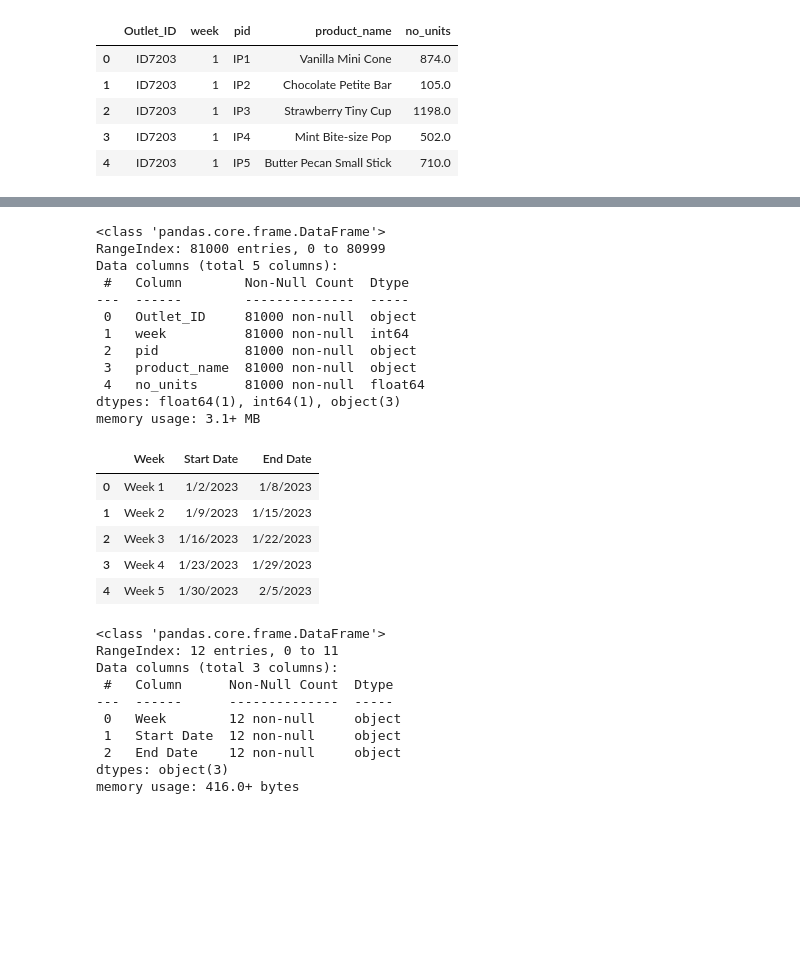
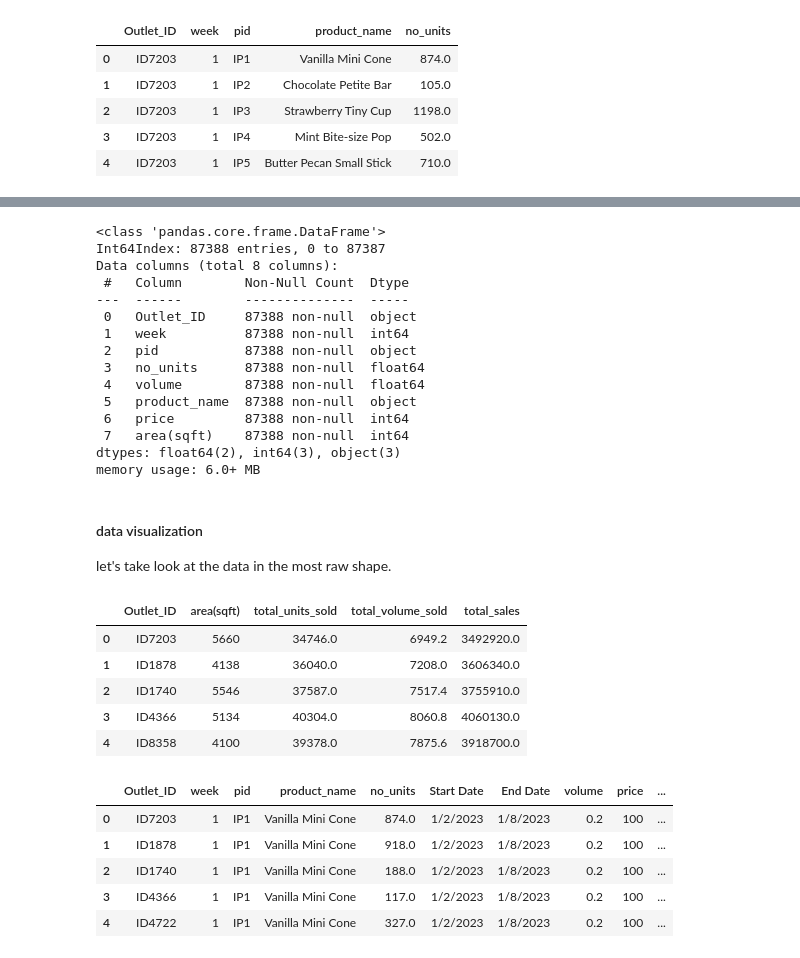
Before and after one commit to tharoosha/Datastorm4.0_Semifinal, a Jupyter notebook: BigMama.ipynb, the cells around one changed output, grey strips where cells are left out. Drawn from its saved outputs; the diff is of its cells as text; code cells hidden in the pictures; blank space fills up the shorter version.

```diff
--- a/BigMama.ipynb
+++ b/BigMama.ipynb
@@ -92,15 +157,21 @@ sales_data.head()
 # %%
-sales_data.info()
+sales_outlets_data.info()
 # %% [output]
 <class 'pandas.core.frame.DataFrame'>
-RangeIndex: 81000 entries, 0 to 80999
-Data columns (total 5 columns):
+Int64Index: 87388 entries, 0 to 87387
+Data columns (total 8 columns):
  #   Column        Non-Null Count  Dtype
 ---  ------        --------------  -----
- 0   Outlet_ID     81000 non-null  object
- 1   week          81000 non-null  int64
- 2   pid           81000 non-null  object
- 3   product_name  81000 non-null  object
- 4   no_units      81000 non-null  float64
-dtypes: float64(1), int64(1), object(3)
-memory usage: 3.1+ MB
+ 0   Outlet_ID     87388 non-null  object
+ 1   week          87388 non-null  int64
+ 2   pid           87388 non-null  object
+ 3   no_units      87388 non-null  float64
+ 4   volume        87388 non-null  float64
+ 5   product_name  87388 non-null  object
+ 6   price         87388 non-null  int64
+ 7   area(sqft)    87388 non-null  int64
+dtypes: float64(2), int64(3), object(3)
+memory usage: 6.0+ MB
+# %% [markdown]
+#### data visualization
+let's take look at the data in the most raw shape.
@@ -107,22 +180,22 @@ memory usage: 3.1+ MB
+# %%
+outlets_updates = pd.read_csv('E:\DSE\DataStorm 4.0\Semifinal\outlets_updates.csv')
+sales_updated = pd.read_csv('E:\DSE\DataStorm 4.0\Semifinal\sales_updated.csv')
+products = pd.read_csv('E:\DSE\DataStorm 4.0\Semifinal\products.csv')
 # %%
-week_data.head()
+outlets_updates.head()
 # %% [output]
-|  | Week | Start Date | End Date |
-| 0 | Week 1 | 1/2/2023 | 1/8/2023 |
-| 1 | Week 2 | 1/9/2023 | 1/15/2023 |
-| 2 | Week 3 | 1/16/2023 | 1/22/2023 |
-| 3 | Week 4 | 1/23/2023 | 1/29/2023 |
-| 4 | Week 5 | 1/30/2023 | 2/5/2023 |
+|  | Outlet_ID | area(sqft) | total_units_sold | total_volume_sold | total_sales |
+| 0 | ID7203 | 5660 | 34746.0 | 6949.2 | 3492920.0 |
+| 1 | ID1878 | 4138 | 36040.0 | 7208.0 | 3606340.0 |
+| 2 | ID1740 | 5546 | 37587.0 | 7517.4 | 3755910.0 |
+| 3 | ID4366 | 5134 | 40304.0 | 8060.8 | 4060130.0 |
+| 4 | ID8358 | 4100 | 39378.0 | 7875.6 | 3918700.0 |
-# %%
-week_data.info()
-# %% [output]
-<class 'pandas.core.frame.DataFrame'>
-RangeIndex: 12 entries, 0 to 11
-Data columns (total 3 columns):
- #   Column      Non-Null Count  Dtype
----  ------      --------------  -----
- 0   Week        12 non-null     object
- 1   Start Date  12 non-null     object
- 2   End Date    12 non-null     object
-dtypes: object(3)
-memory usage: 416.0+ bytes
+# %%
+sales_updated.head()
+# %% [output]
+|  | Outlet_ID | week | pid | product_name | no_units | Start Date | End Date | volume | price | ... |
+| 0 | ID7203 | 1 | IP1 | Vanilla Mini Cone | 874.0 | 1/2/2023 | 1/8/2023 | 0.2 | 100 | ... |
+| 1 | ID1878 | 1 | IP1 | Vanilla Mini Cone | 918.0 | 1/2/2023 | 1/8/2023 | 0.2 | 100 | ... |
+| 2 | ID1740 | 1 | IP1 | Vanilla Mini Cone | 188.0 | 1/2/2023 | 1/8/2023 | 0.2 | 100 | ... |
+| 3 | ID4366 | 1 | IP1 | Vanilla Mini Cone | 117.0 | 1/2/2023 | 1/8/2023 | 0.2 | 100 | ... |
+| 4 | ID4722 | 1 | IP1 | Vanilla Mini Cone | 327.0 | 1/2/2023 | 1/8/2023 | 0.2 | 100 | ... |
```
Also changed, not shown: parts of 30 cells of this notebook.
